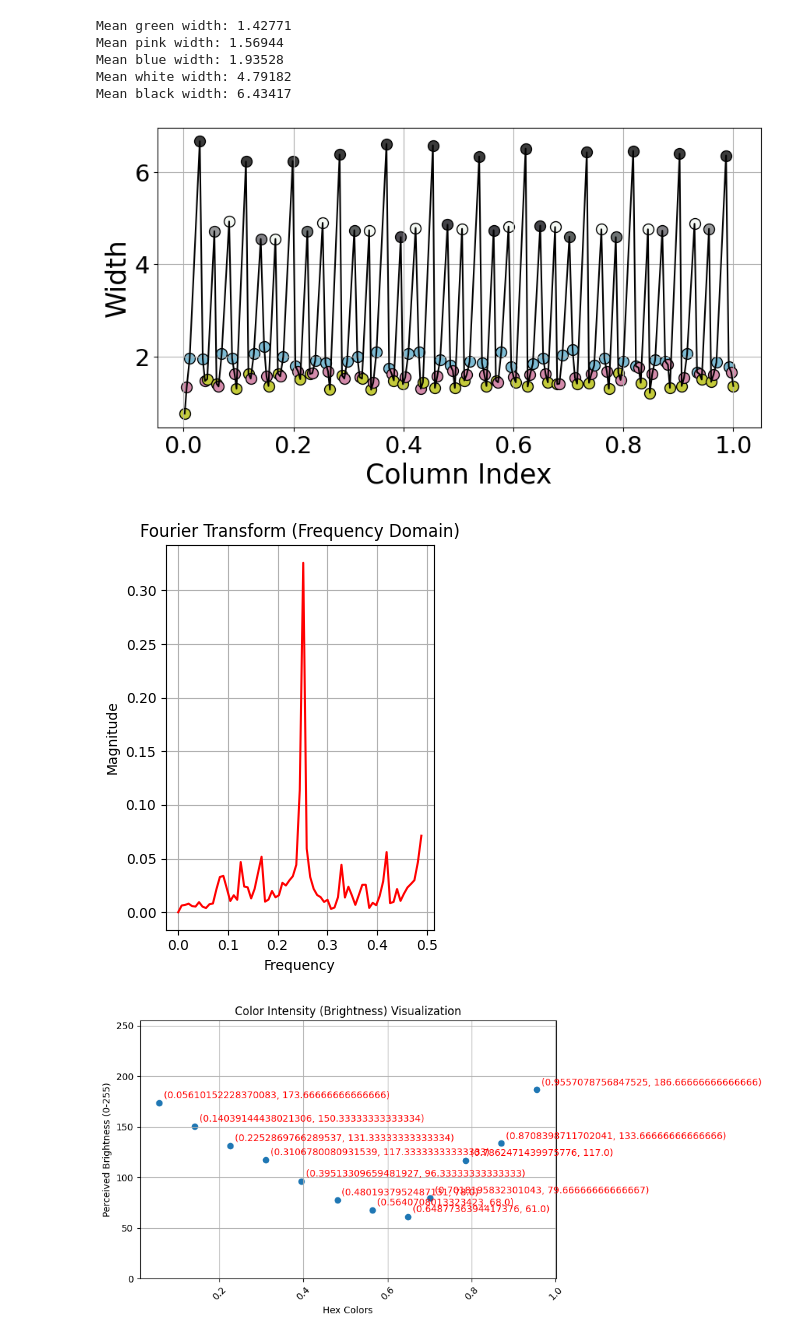
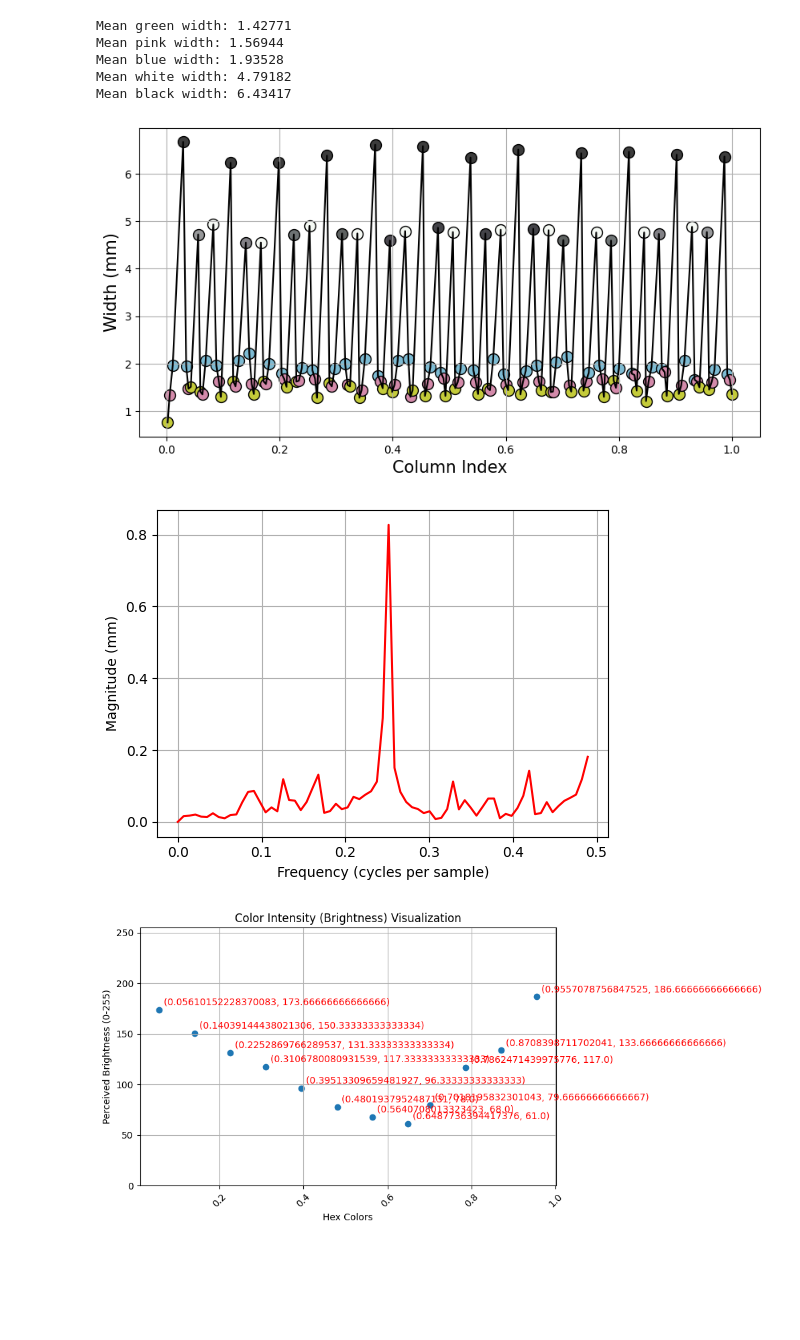
Before and after one commit to hettysymes/op_art_generator, a Jupyter notebook: analysis/cantus_firmus.ipynb, the cells around one changed output. Cells and saved outputs as stored; diff of their text form; code cells hidden in the pictures; blank space fills up the shorter version.

Commit message:
Added updated fourier plot

```diff
--- a/analysis/cantus_firmus.ipynb
+++ b/analysis/cantus_firmus.ipynb
@@ -35,9 +35,9 @@ for colour in ['green', 'pink', 'blue', 'white', 'black']:
 
 
 # Labels and grid
-plt.tick_params(axis='both', labelsize=22)
-plt.xlabel("Column Index", fontsize=25)
-plt.ylabel("Width", fontsize=25)
+plt.tick_params(axis='both')
+plt.xlabel("Column Index", fontsize=15)
+plt.ylabel("Width (mm)", fontsize=15)
 plt.grid(True)
 
 # Show the plot
@@ -48,30 +48,34 @@ Mean pink width: 1.56944
 Mean blue width: 1.93528
 Mean white width: 4.79182
 Mean black width: 6.43417
-[figure, old version]
+[figure, new version]
 # %%
 # Extract signal (Width values)
 widths = df['Width']
 y = widths - np.mean(widths)
 N = len(y)  # Number of data points
-T = 1  # Assume unit time steps (adjust if you have actual time intervals)
+T = 1  # Time step
 
 # Apply Fourier Transform
 fft_values = np.fft.fft(y)
-frequencies = np.fft.fftfreq(N, T)  # Get frequency bins
+frequencies = np.fft.fftfreq(N, T)  # Frequency in cycles per sample
+
+# Normalize FFT so magnitude is in mm (same as original units)
+magnitude = np.abs(fft_values) / N  # Dividing by N gives amplitude in original units (mm)
 
 # Plot Fourier Transform (Magnitude Spectrum)
+plt.figure(figsize=(10, 4))
 plt.subplot(1, 2, 2)
-plt.plot(frequencies[:N//2], np.abs(fft_values[:N//2]), color='red')  # Only positive frequencies
-plt.xlabel("Frequency")
-plt.ylabel("Magnitude")
-plt.title("Fourier Transform (Frequency Domain)")
+plt.plot(frequencies[:N//2], magnitude[:N//2], color='red')  # Only positive frequencies
+plt.xlabel("Frequency (cycles per sample)")
+plt.ylabel("Magnitude (mm)")
+# plt.title("Fourier Transform (Frequency Domain)")
 plt.grid(True)
 
 plt.tight_layout()
 plt.show()
 # %% [output]
-[figure, old version]
+[figure, new version]
 # %%
 grey_shades = ['#a9acb4', '#939997', '#7f7f8c', '#73737a', '#5c6164', '#4f4c4f', '#444444', '#3e3c3d', '#4c4f54', '#717876', '#858686', '#bababc']
 
```
